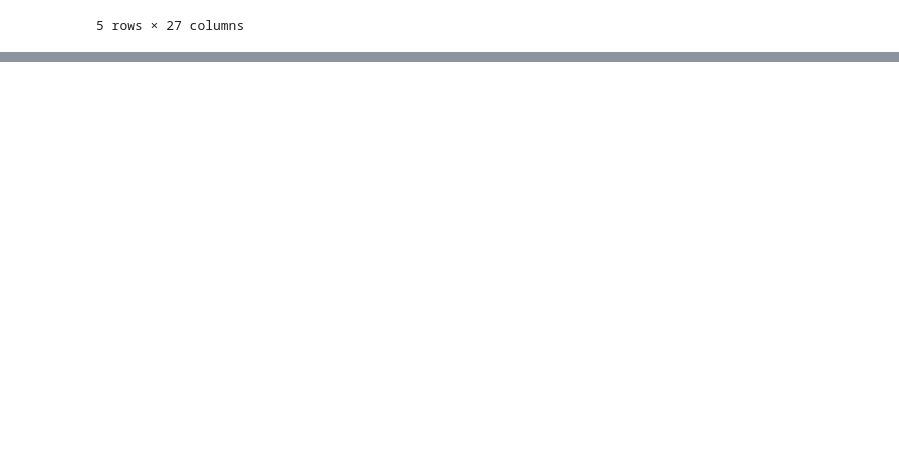
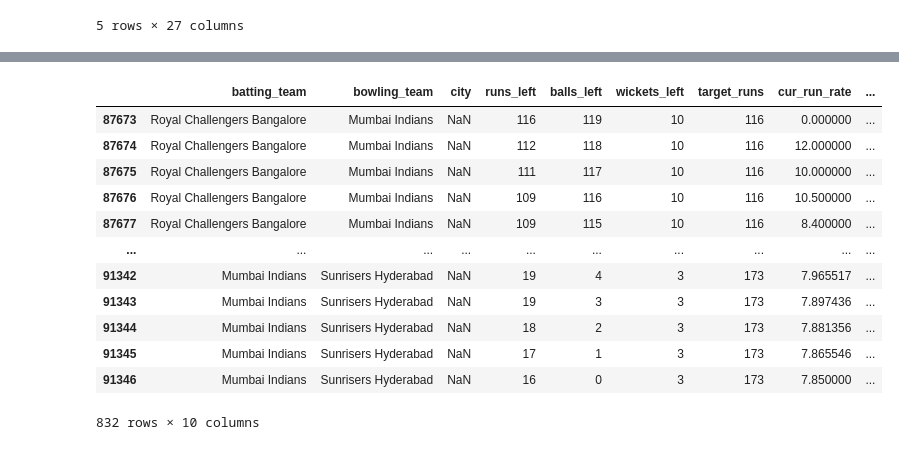
Before and after one commit to Chandrabose1/IPL-winner-prediction, a Jupyter notebook: IPL.ipynb, the cells around one changed output, grey strips where cells are left out. Drawn from its saved outputs; the diff is of its cells as text; code cells hidden in the pictures; blank space fills up the shorter version.

```diff
--- a/IPL.ipynb
+++ b/IPL.ipynb
@@ -257,0 +275,4 @@ delivery_df.head()
+# %%
+# calculating wickets
+
+delivery_df["wickets_left"]=10 - delivery_df.groupby("match_id").cumsum()["player_dismissed"]
@@ -257,0 +289,10 @@ delivery_df.head()
+# %%
+# current run rate
+
+delivery_df['cur_run_rate'] = (delivery_df['current_score']*6)/(120-delivery_df['balls_left'])
+
+# required run rate
+
+delivery_df['req_run_rate'] = (delivery_df['runs_left']*6)/(delivery_df['balls_left'])
+# %%
+delivery_df["result"]=np.where(delivery_df["batting_team"]==delivery_df["winner"],1,0)
@@ -257,0 +309,6 @@ delivery_df.head()
+# %%
+final_df = delivery_df[['batting_team','bowling_team','city','runs_left',
+                        'balls_left','wickets_left','target_runs','cur_run_rate',
+                        'req_run_rate','result']]
+
+final_df.head()
@@ -257,0 +360,16 @@ delivery_df.head()
+# %%
+final_df[final_df["city"].isnull()]
+# %% [output]
+|  | batting_team | bowling_team | city | runs_left | balls_left | wickets_left | target_runs | cur_run_rate | ... |
+| 87673 | Royal Challengers Bangalore | Mumbai Indians | NaN | 116 | 119 | 10 | 116 | 0.000000 | ... |
+| 87674 | Royal Challengers Bangalore | Mumbai Indians | NaN | 112 | 118 | 10 | 116 | 12.000000 | ... |
+| 87675 | Royal Challengers Bangalore | Mumbai Indians | NaN | 111 | 117 | 10 | 116 | 10.000000 | ... |
+| 87676 | Royal Challengers Bangalore | Mumbai Indians | NaN | 109 | 116 | 10 | 116 | 10.500000 | ... |
+| 87677 | Royal Challengers Bangalore | Mumbai Indians | NaN | 109 | 115 | 10 | 116 | 8.400000 | ... |
+| ... | ... | ... | ... | ... | ... | ... | ... | ... | ... |
+| 91342 | Mumbai Indians | Sunrisers Hyderabad | NaN | 19 | 4 | 3 | 173 | 7.965517 | ... |
+| 91343 | Mumbai Indians | Sunrisers Hyderabad | NaN | 19 | 3 | 3 | 173 | 7.897436 | ... |
+| 91344 | Mumbai Indians | Sunrisers Hyderabad | NaN | 18 | 2 | 3 | 173 | 7.881356 | ... |
+| 91345 | Mumbai Indians | Sunrisers Hyderabad | NaN | 17 | 1 | 3 | 173 | 7.865546 | ... |
+| 91346 | Mumbai Indians | Sunrisers Hyderabad | NaN | 16 | 0 | 3 | 173 | 7.850000 | ... |
+832 rows × 10 columns
```
Also changed, not shown: parts of 29 cells of this notebook.
